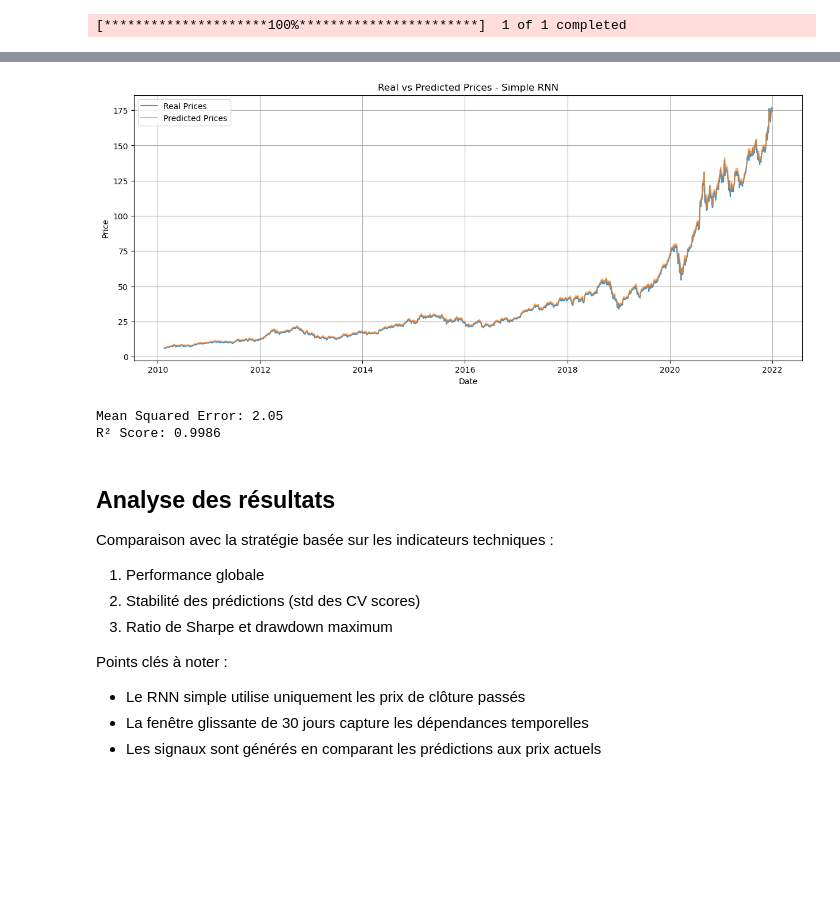
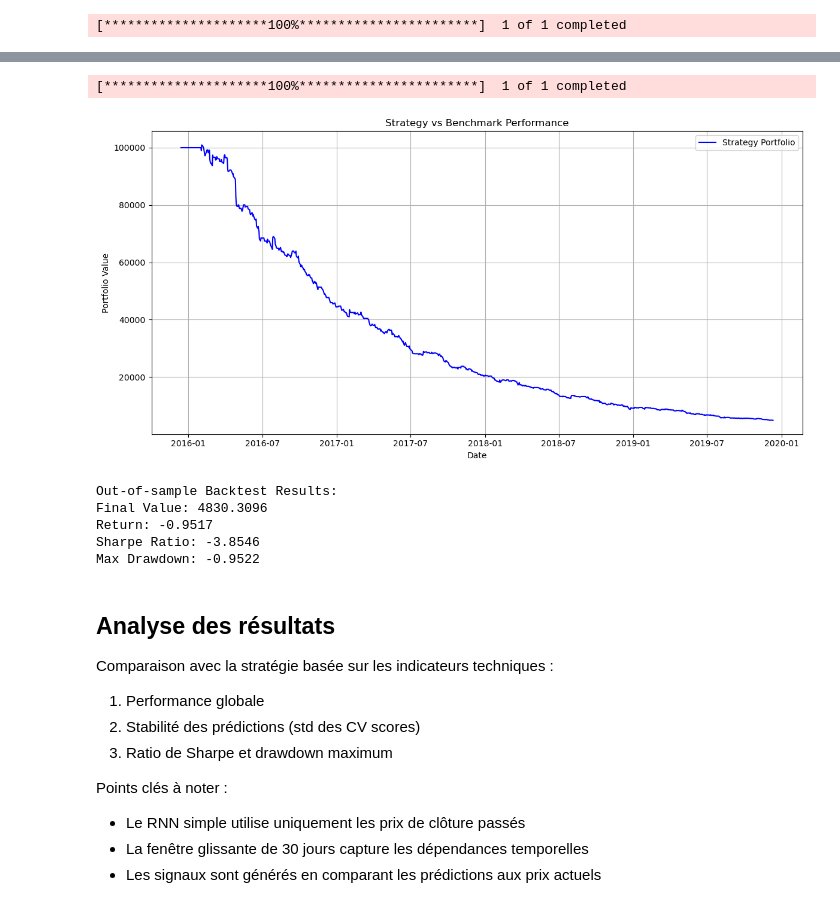
Before and after one commit to gpelleri/AMP_Algorithmic_Trading, a Jupyter notebook: notebooks/Strategy 5 - Simple RNN.ipynb, the cells around one changed output, grey strips where cells are left out. Saved outputs shown, nothing was run; the diff lists cells and outputs as text; code cells hidden in the pictures; blank space fills up the shorter version.

```diff
--- a/notebooks/Strategy 5 - Simple RNN.ipynb
+++ b/notebooks/Strategy 5 - Simple RNN.ipynb
@@ -23,6 +25,6 @@ from sklearn.metrics import mean_squared_error, r2_score
 # %%
-data_handler = DataHandler(ticker='AAPL', start_date='2010-01-01', end_date='2022-01-01')
-data = data_handler.fetch_data()
+data_handler = DataHandler(ticker='AAPL', start_date='2004-12-12', end_date='2015-12-12')
+in_sample_data = data_handler.fetch_data()
 # %% [output]
 YF.download() has changed argument auto_adjust default to True
 [*********************100%***********************]  1 of 1 completed
@@ -50,8 +30,0 @@ Std MSE: 0.000292
-# %%
-# Backtest de la stratégie
-backtest = Backtest(data, rnn_strategy)
-results = backtest.run()
-
-# Affichage des résultats
-for metric, value in results.items():
-    print(f"{metric}: {value:.4f}")
@@ -64,3 +55,24 @@ Max Drawdown: -0.5796
+# %%
+# Backtest on unseen data using the same trained model
+
+data_handler = DataHandler(ticker='AAPL', start_date='2015-12-12', end_date='2019-12-12')
+out_sample_data = data_handler.fetch_data()
+
+backtester = Backtest(out_sample_data, rnn_strategy)
+results = backtester.run()
+
+# Print results
+print("\nOut-of-sample Backtest Results:")
+for key, value in results.items():
+    print(f"{key}: {value:.4f}")
+# %% [output]
+[*********************100%***********************]  1 of 1 completed
+[figure, added]
+Out-of-sample Backtest Results:
+Final Value: 4830.3096
+Return: -0.9517
+Sharpe Ratio: -3.8546
+Max Drawdown: -0.9522
 # %%
 # Obtenir les prédictions et les prix réels
 X, y = rnn_strategy.prepare_data(data)
@@ -94,10 +106,6 @@ r2 = r2_score(df_comparison['Actual'], df_comparison['Predicted'])
 
 print(f'Mean Squared Error: {mse:.2f}')
 print(f'R² Score: {r2:.4f}')
-# %% [output]
-[figure, removed]
-Mean Squared Error: 2.05
-R² Score: 0.9986
 # %% [markdown]
 ## Analyse des résultats
 
```
Also changed, not shown: parts of 13 cells of this notebook, 2 other files.
